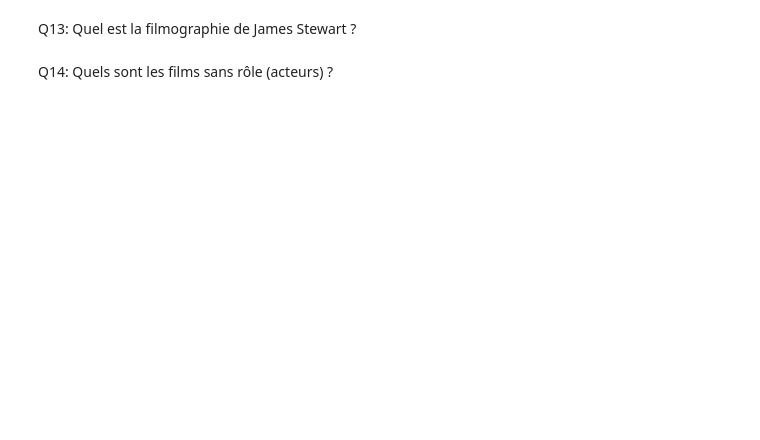
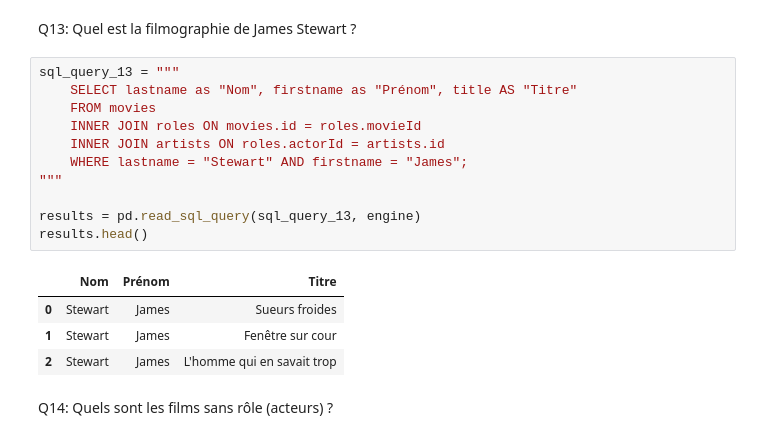
Before and after one commit to cosmicblues/movies-3, a Jupyter notebook: movies-3.ipynb, the cells around one changed output. Drawn from its saved outputs; the diff is of its cells as text; blank space fills up the shorter version.

```diff
--- a/movies-3.ipynb
+++ b/movies-3.ipynb
@@ -318,4 +381,20 @@ Q12: Quels sont les films de Hitchcock sans James Stewart
 # %% [markdown]
 Q13: Quel est la filmographie de James Stewart ?
+# %%
+sql_query_13 = """
+    SELECT lastname as "Nom", firstname as "Prénom", title AS "Titre"
+    FROM movies
+    INNER JOIN roles ON movies.id = roles.movieId
+    INNER JOIN artists ON roles.actorId = artists.id
+    WHERE lastname = "Stewart" AND firstname = "James";
+"""
+
+results = pd.read_sql_query(sql_query_13, engine)
+results.head()
+# %% [output]
+|  | Nom | Prénom | Titre |
+| 0 | Stewart | James | Sueurs froides |
+| 1 | Stewart | James | Fenêtre sur cour |
+| 2 | Stewart | James | L'homme qui en savait trop |
 # %% [markdown]
 Q14: Quels sont les films sans rôle (acteurs) ?
```
Also changed, not shown: parts of 11 cells of this notebook.
